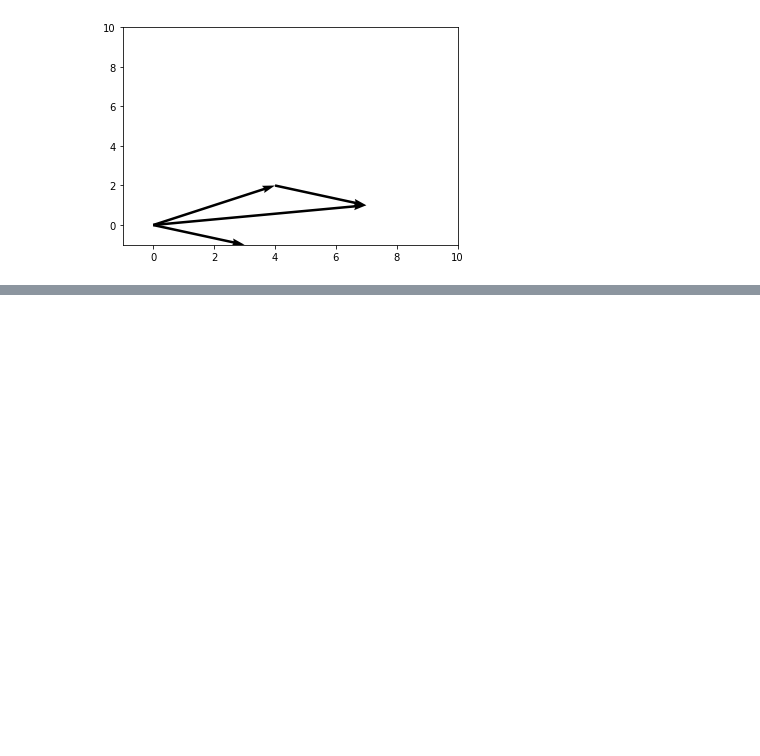
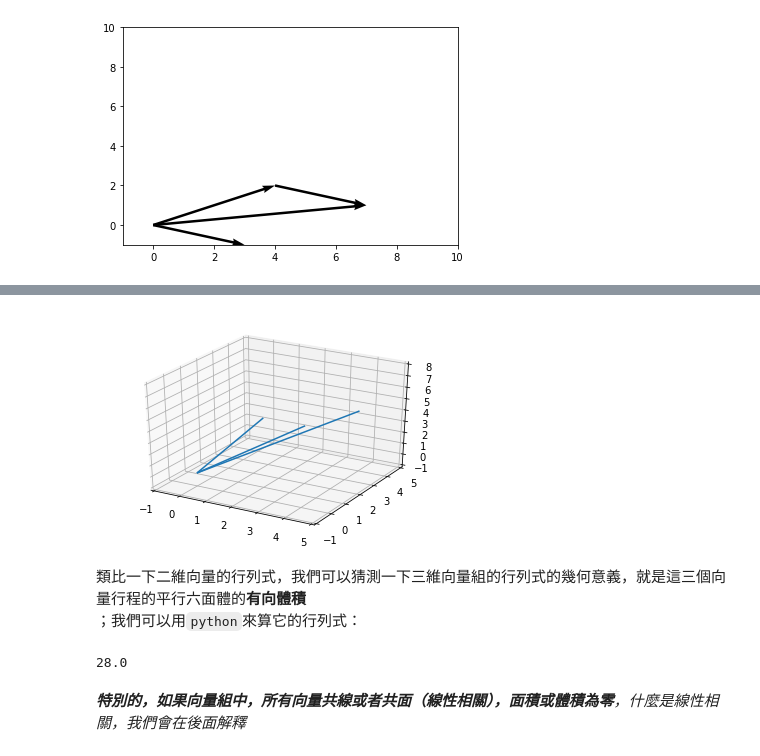
Before and after one commit to TerenceLiu98/Undergraduate-in-Statistics, a Jupyter notebook: Use PY in Linear Algebra.ipynb, the cells around one changed output, grey strips where cells are left out. Saved outputs shown, nothing was run; the diff lists cells and outputs as text; code cells hidden in the pictures; blank space fills up the shorter version.

```diff
--- a/Use PY in Linear Algebra.ipynb
+++ b/Use PY in Linear Algebra.ipynb
@@ -414,0 +461,32 @@ y
+# %%
+import numpy as np
+import matplotlib.pyplot as plt
+from mpl_toolkits.mplot3d import Axes3D
+
+p0 = [2, 1,5]
+p1 = [6,0,8]
+p2 = [3,2,4]
+
+origin = [0,0,0]
+X, Y, Z = zip([0,0,0],origin,origin)
+U, V, W = zip(p0,p1,p2)
+
+fig = plt.figure()
+ax = fig.add_subplot(111, projection='3d')
+ax.quiver(X,Y,Z,U,V,W,arrow_length_ratio=0.001)
+ax.set_xlim([-1, 5])
+ax.set_ylim([-1, 5])
+ax.set_zlim([-1, 8])
+
+plt.show()
+# %% [output]
+[figure, added]
+# %% [markdown]
+類比一下二維向量的行列式，我們可以猜測一下三維向量組的行列式的幾何意義，就是這三個向量行程的平行六面體的**有向體積**<br>；我們可以用`python`來算它的行列式：
+# %%
+a = np.matrix([[2,1,5],[6,0,8],[3,2,4]])
+print(np.linalg.det(a))
+# %% [output]
+28.0
+# %% [markdown]
+***特別的，如果向量組中，所有向量共線或者共面（線性相關），面積或體積為零**，什麼是線性相關，我們會在後面解釋*
```
Also changed, not shown: parts of 11 cells of this notebook.
